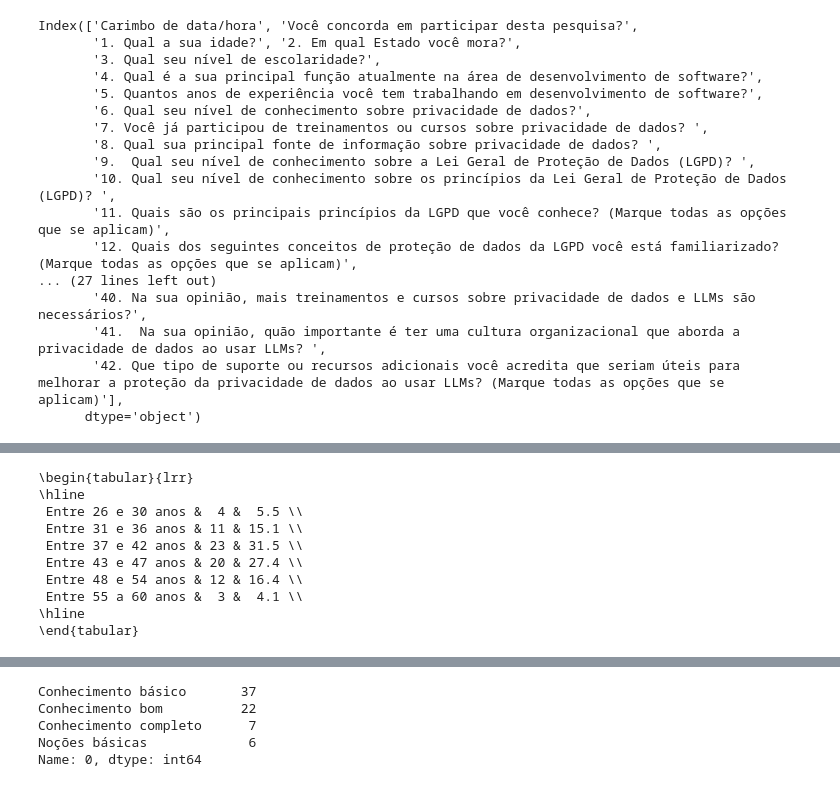
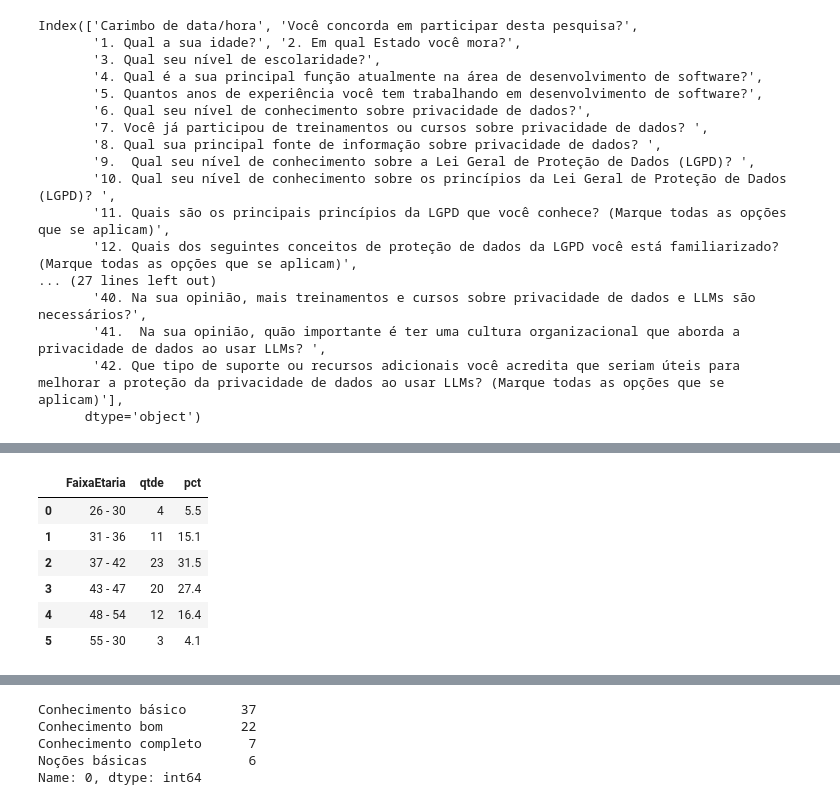
Before and after one commit to fabianumfalco/perception_br_devs_data_privacy_llm, a Jupyter notebook: data_analysis_survey.ipynb, the cells around one changed output, grey strips where cells are left out. Drawn from its saved outputs; the diff is of its cells as text; code cells hidden in the pictures.

```diff
--- a/data_analysis_survey.ipynb
+++ b/data_analysis_survey.ipynb
@@ -46,17 +30,45 @@ idade_sts
-# %%
-# Criando a tabela LaTeX com o pacote `tabulate`
-tabela_latex = tabulate(idade_sts, floatfmt=".1f", tablefmt="latex", showindex="False")
-
-# Imprimindo a tabela LaTeX
-print(tabela_latex)
-# %% [output]
-\begin{tabular}{lrr}
-\hline
- Entre 26 e 30 anos &  4 &  5.5 \\
- Entre 31 e 36 anos & 11 & 15.1 \\
- Entre 37 e 42 anos & 23 & 31.5 \\
- Entre 43 e 47 anos & 20 & 27.4 \\
- Entre 48 e 54 anos & 12 & 16.4 \\
- Entre 55 a 60 anos &  3 &  4.1 \\
-\hline
-\end{tabular}
+# %%
+idade_sts = df['1. Qual a sua idade?'].value_counts().to_frame()
+idade_sts = idade_sts.sort_index(ascending=True)
+idade_sts = idade_sts.reset_index(drop=False)
+idade_sts = idade_sts.rename(columns={'index': 'FaixaEtaria'})
+
+# Criando um dicionário para mapear as regioes para valores numéricos
+dicionario_mapeamento = {'Entre 26 e 30 anos': 1,
+                         'Entre 31 e 36 anos': 2,
+                         'Entre 37 e 42 anos': 3,
+                         'Entre 43 e 47 anos': 4,
+                         "Entre 48 e 54 anos":5,
+                         "Entre 55 a 60 anos":6}
+# Criando uma nova coluna chamada 'ord_regiao' para posterior ordenacao por ela
+idade_sts['ord_faixa_etaria'] = idade_sts['FaixaEtaria'].map(dicionario_mapeamento)
+
+idade_sts = idade_sts.sort_values(by='ord_faixa_etaria', ascending=True)
+idade_sts.drop('ord_faixa_etaria', axis=1, inplace=True)
+idade_sts = idade_sts.reset_index(drop=True)
+
+
+idade_sts.rename(columns={'1. Qual a sua idade?': 'qtde'}, inplace=True)
+idade_sts['pct'] = ((idade_sts['qtde']/df.shape[0])*100).round(1)
+
+idade_sts['FaixaEtaria'] = idade_sts['FaixaEtaria'].replace(["Entre 26 e 30 anos",
+                                                                         "Entre 31 e 36 anos",
+                                                                         "Entre 37 e 42 anos",
+                                                                         "Entre 43 e 47 anos",
+                                                                         "Entre 48 e 54 anos",
+                                                                         "Entre 55 a 60 anos"],
+                                                                         ["26 - 30",
+                                                                          "31 - 36",
+                                                                          "37 - 42",
+                                                                          "43 - 47",
+                                                                          "48 - 54",
+                                                                          "55 - 30"])
+idade_sts
+# %% [output]
+|  | FaixaEtaria | qtde | pct |
+| 0 | 26 - 30 | 4 | 5.5 |
+| 1 | 31 - 36 | 11 | 15.1 |
+| 2 | 37 - 42 | 23 | 31.5 |
+| 3 | 43 - 47 | 20 | 27.4 |
+| 4 | 48 - 54 | 12 | 16.4 |
+| 5 | 55 - 30 | 3 | 4.1 |
```
Also changed, not shown: parts of 17 cells of this notebook.
